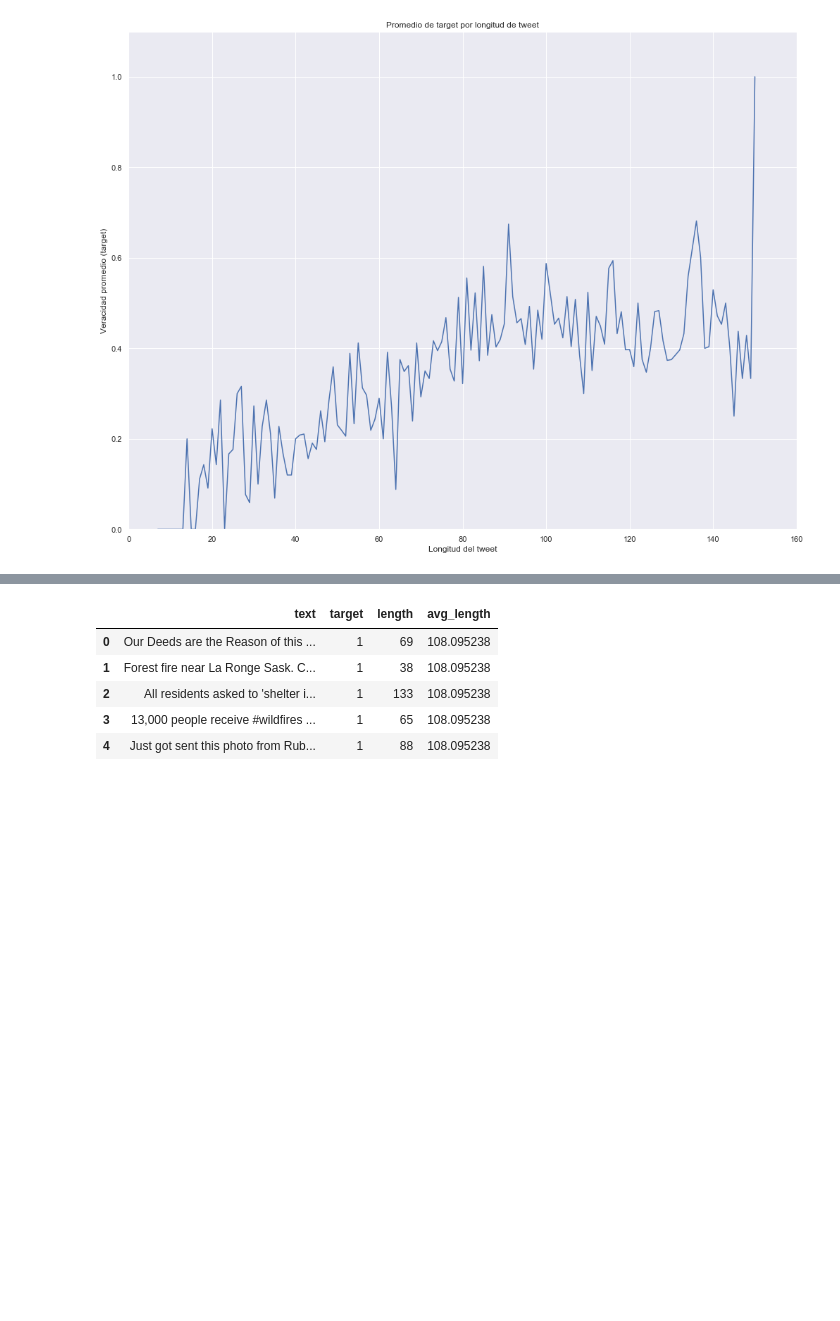
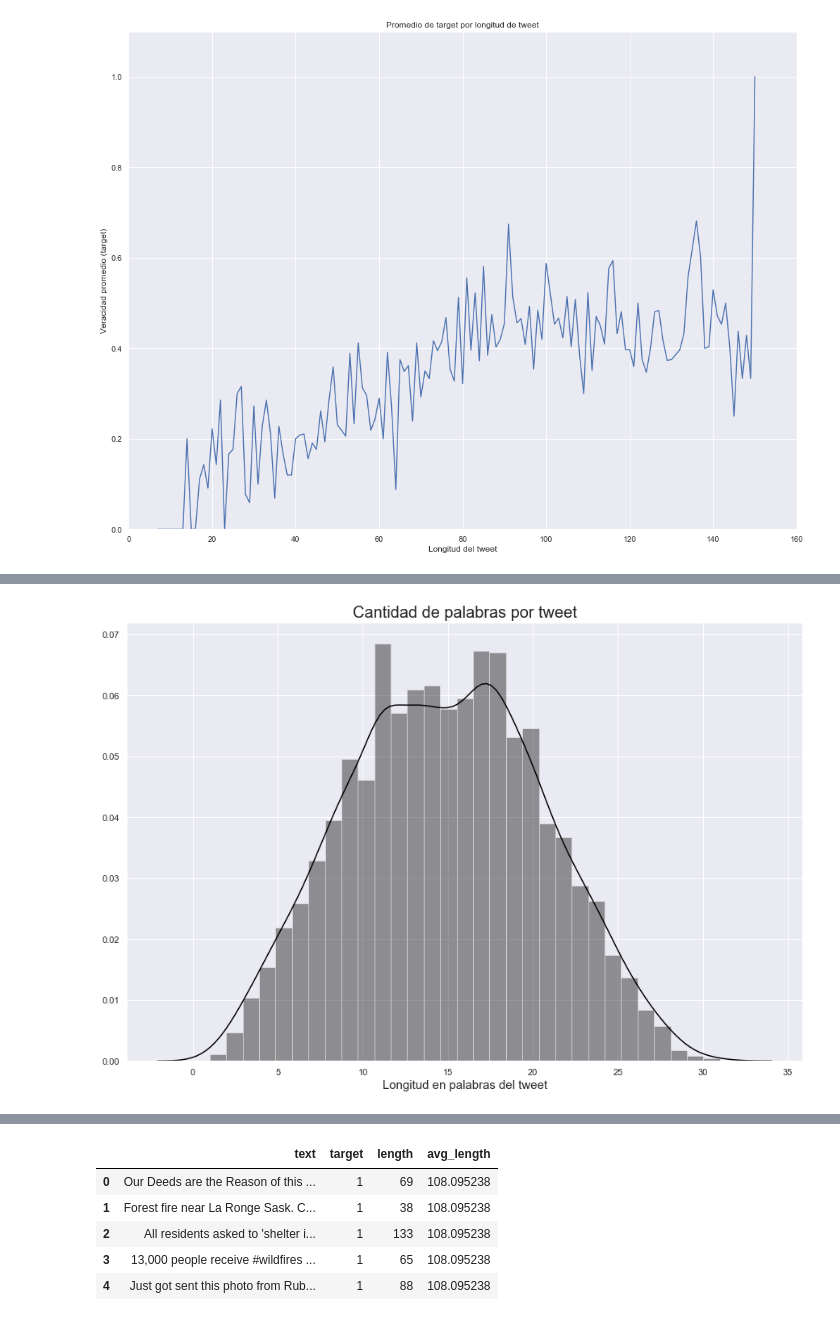
Before and after one commit to milemarchese/OrganizacionDeDatos, a Jupyter notebook: Análisis Exploratorio.ipynb, the cells around one changed output, grey strips where cells are left out. Cells and saved outputs as stored; diff of their text form; code cells hidden in the pictures; blank space fills up the shorter version.

```diff
--- a/Análisis Exploratorio.ipynb
+++ b/Análisis Exploratorio.ipynb
@@ -153,3 +167,6 @@ plt.ylim(0,1.1)
 plt.show()
 # %% [output]
 [figure]
+# %%
+tweets_length['avg_word_length'] = tweets_length['text'].str.split().apply(lambda x: [len(y) for y in x]).map(lambda x: np.mean(x))
+tweets_length.head()
@@ -155,0 +184,3 @@ plt.show()
+# %%
+tweets_length['amount_of_words'] = tweets_length['text'].str.split().apply(lambda x: len(x))
+tweets_length.head()
@@ -155,0 +194,7 @@ plt.show()
+# %%
+g = sns.distplot(tweets_length['amount_of_words'], bins = 31, color = 'black')
+g.set_title('Cantidad de palabras por tweet', fontsize = 20)
+g.set_xlabel('Longitud en palabras del tweet', fontsize = 15)
+plt.show()
+# %% [output]
+[figure, added]
```
Also changed, not shown: parts of 23 cells of this notebook.
